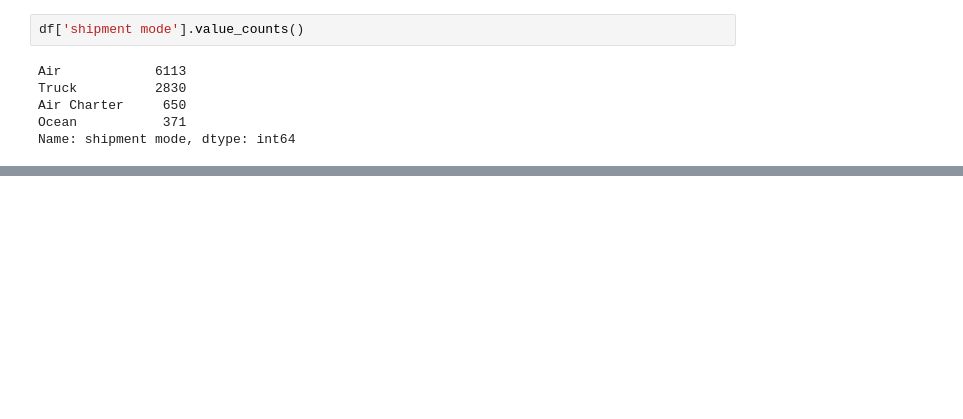
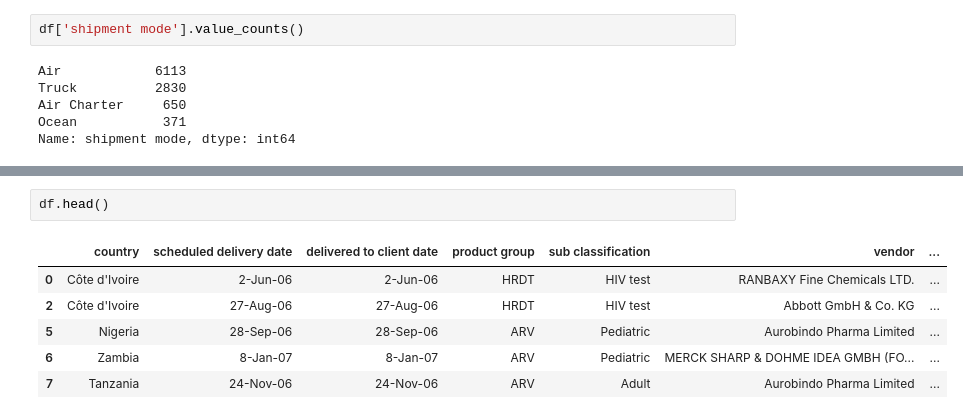
Before and after one commit to SBeyzaU/Demand-Forecasting, a Jupyter notebook: Working.ipynb, the cells around one changed output, grey strips where cells are left out. Cells and saved outputs as stored; diff of their text form; blank space fills up the shorter version.

```diff
--- a/Working.ipynb
+++ b/Working.ipynb
@@ -64,0 +168,9 @@ Name: shipment mode, dtype: int64
+# %%
+df.head()
+# %% [output]
+|  | country | scheduled delivery date | delivered to client date | product group | sub classification | vendor | ... |
+| 0 | Côte d'Ivoire | 2-Jun-06 | 2-Jun-06 | HRDT | HIV test | RANBAXY Fine Chemicals LTD. | ... |
+| 2 | Côte d'Ivoire | 27-Aug-06 | 27-Aug-06 | HRDT | HIV test | Abbott GmbH & Co. KG | ... |
+| 5 | Nigeria | 28-Sep-06 | 28-Sep-06 | ARV | Pediatric | Aurobindo Pharma Limited | ... |
+| 6 | Zambia | 8-Jan-07 | 8-Jan-07 | ARV | Pediatric | MERCK SHARP & DOHME IDEA GMBH (FO... | ... |
+| 7 | Tanzania | 24-Nov-06 | 24-Nov-06 | ARV | Adult | Aurobindo Pharma Limited | ... |
```
Also changed, not shown: parts of 17 cells of this notebook.
